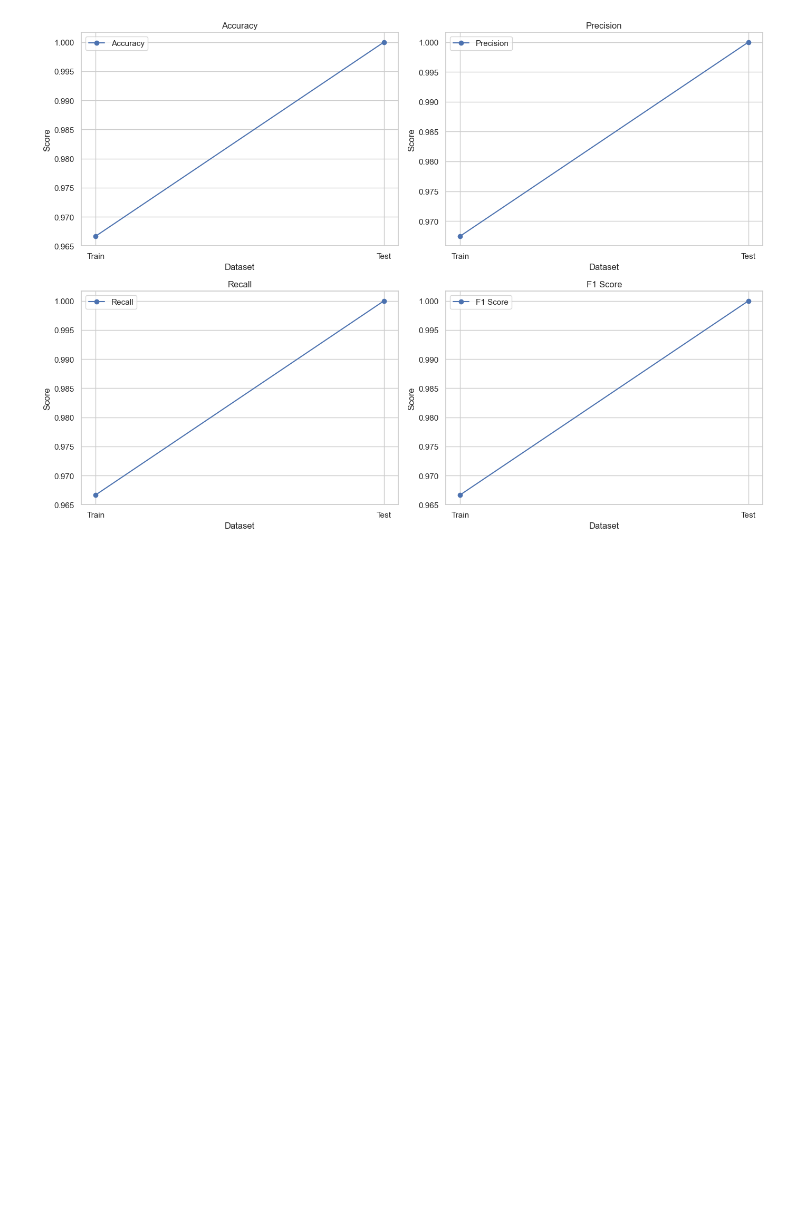
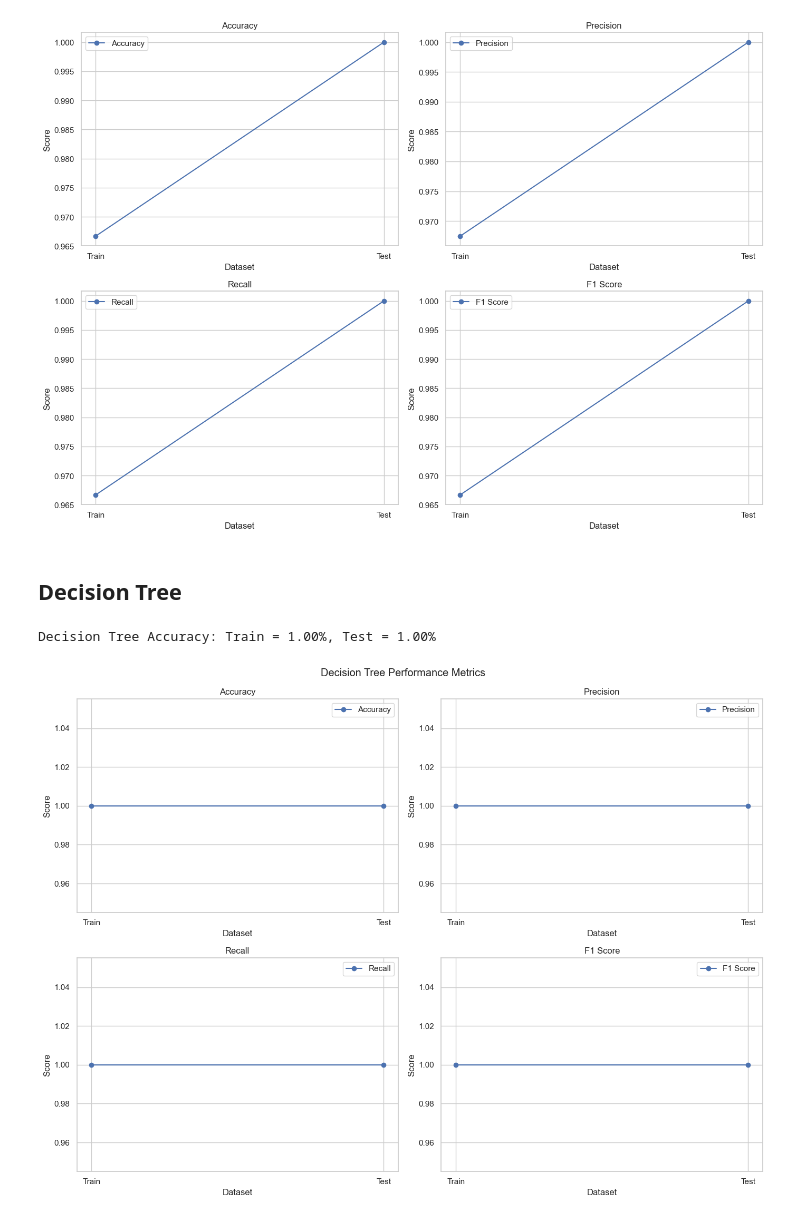
Before and after one commit to mayssemhannachi/LGMVIP-DataScience-Task-1, a Jupyter notebook: Iris_Flower_Classification.ipynb, the cells around one changed output. Cells and saved outputs as stored; diff of their text form; code cells hidden in the pictures; blank space fills up the shorter version.

Commit message:
chore: Refactor data visualization code

```diff
--- a/Iris_Flower_Classification.ipynb
+++ b/Iris_Flower_Classification.ipynb
@@ -299,3 +300,46 @@ plt.tight_layout()
 plt.show()
 # %% [output]
 [figure]
+# %% [markdown]
+## Decision Tree
+# %%
+#Initialize and evaluate Decision Tree
+dt_model = DecisionTreeClassifier()
+dt_metrics = evaluate_model(dt_model, X_train, X_test, y_train, y_test)
+# Print the accuracy for the Decision Tree model
+print(f"Decision Tree Accuracy: Train = {dt_metrics['Accuracy'][0]:.2f}%, Test = {dt_metrics['Accuracy'][1]:.2f}%")
+# %% [output]
+Decision Tree Accuracy: Train = 1.00%, Test = 1.00%
+# %%
+
+#  Visualize the performance metrics for the Decision Tree model
+def plot_metrics(metrics, model_name):
+    labels = ['Train', 'Test']
+    x = range(len(labels))
+
+    # Create subplots
+    fig, axs = plt.subplots(2, 2, figsize=(14, 10))
+
+    # Flatten the array of axes for easy iteration
+    axs = axs.flatten()
+
+    # Plot each metric in a separate subplot
+    for i, (metric, values) in enumerate(metrics.items()):
+        axs[i].plot(x, values, marker='o', label=metric)
+        axs[i].set_xticks(x)
+        axs[i].set_xticklabels(labels)
+        axs[i].set_xlabel('Dataset')
+        axs[i].set_ylabel('Score')
+        axs[i].set_title(metric)
+        axs[i].legend()
+        axs[i].grid(True)
+
+    # Adjust layout
+    plt.tight_layout()
+    plt.suptitle(f'{model_name} Performance Metrics', y=1.02)
+    plt.show()
+
+# Plot metrics for Decision Tree
+plot_metrics(dt_metrics, 'Decision Tree')
+# %% [output]
+[figure, added]
```
Also changed, not shown: parts of 2 cells of this notebook.
